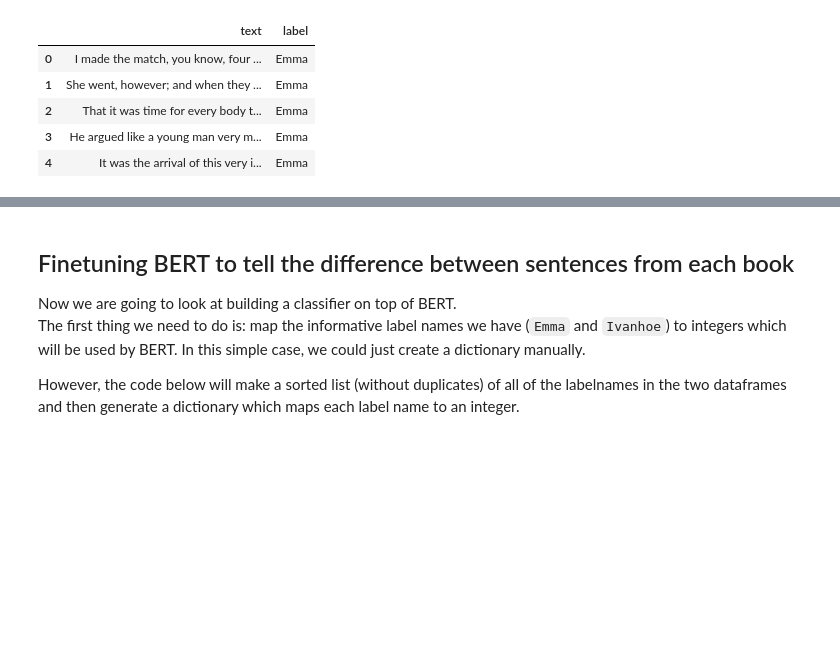
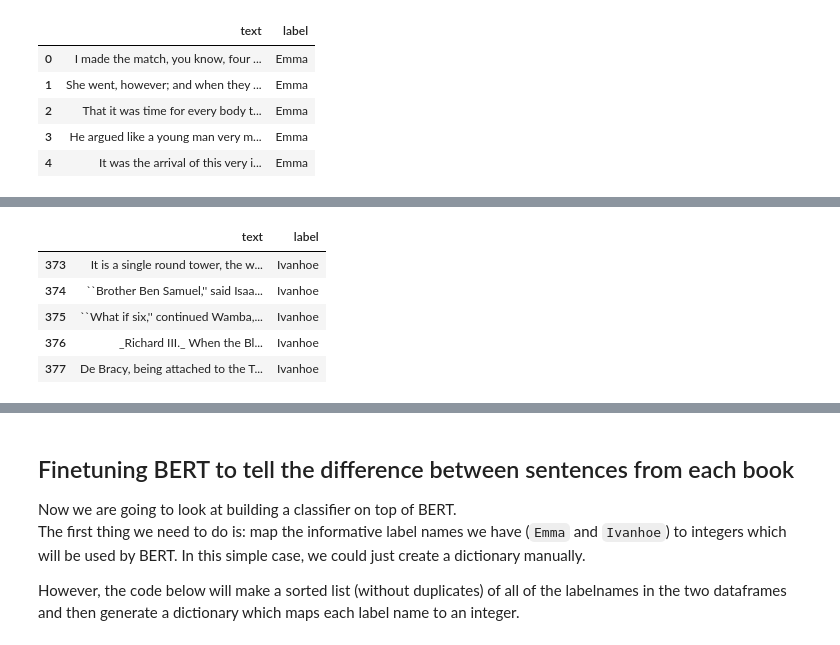
Before and after one commit to Efemirkan/Advanced-Natural-Language-Processing, a Jupyter notebook: 07_fine_tunning/Lab9.ipynb, the cells around one changed output, grey strips where cells are left out. Cells and saved outputs as stored; diff of their text form; code cells hidden in the pictures; blank space fills up the shorter version.

```diff
--- a/07_fine_tunning/Lab9.ipynb
+++ b/07_fine_tunning/Lab9.ipynb
@@ -162,6 +177,7 @@ import pandas as pd
 
 
 training_df = pd.DataFrame((train_emma + train_ivanhoe), columns=["text", "label"])
+valid_df = pd.DataFrame((valid_emma + valid_ivanhoe), columns=["text", "label"])
 testing_df = pd.DataFrame((test_emma + test_ivanhoe), columns=["text", "label"])
 # %%
 training_df.head()
@@ -174,0 +209,9 @@ training_df.head()
+# %%
+valid_df.tail()
+# %% [output]
+|  | text | label |
+| 373 | It is a single round tower, the w... | Ivanhoe |
+| 374 | ``Brother Ben Samuel,'' said Isaa... | Ivanhoe |
+| 375 | ``What if six,'' continued Wamba,... | Ivanhoe |
+| 376 | _Richard III._ When the Bl... | Ivanhoe |
+| 377 | De Bracy, being attached to the T... | Ivanhoe |
```
Also changed, not shown: parts of 95 cells of this notebook, 1 other file.
